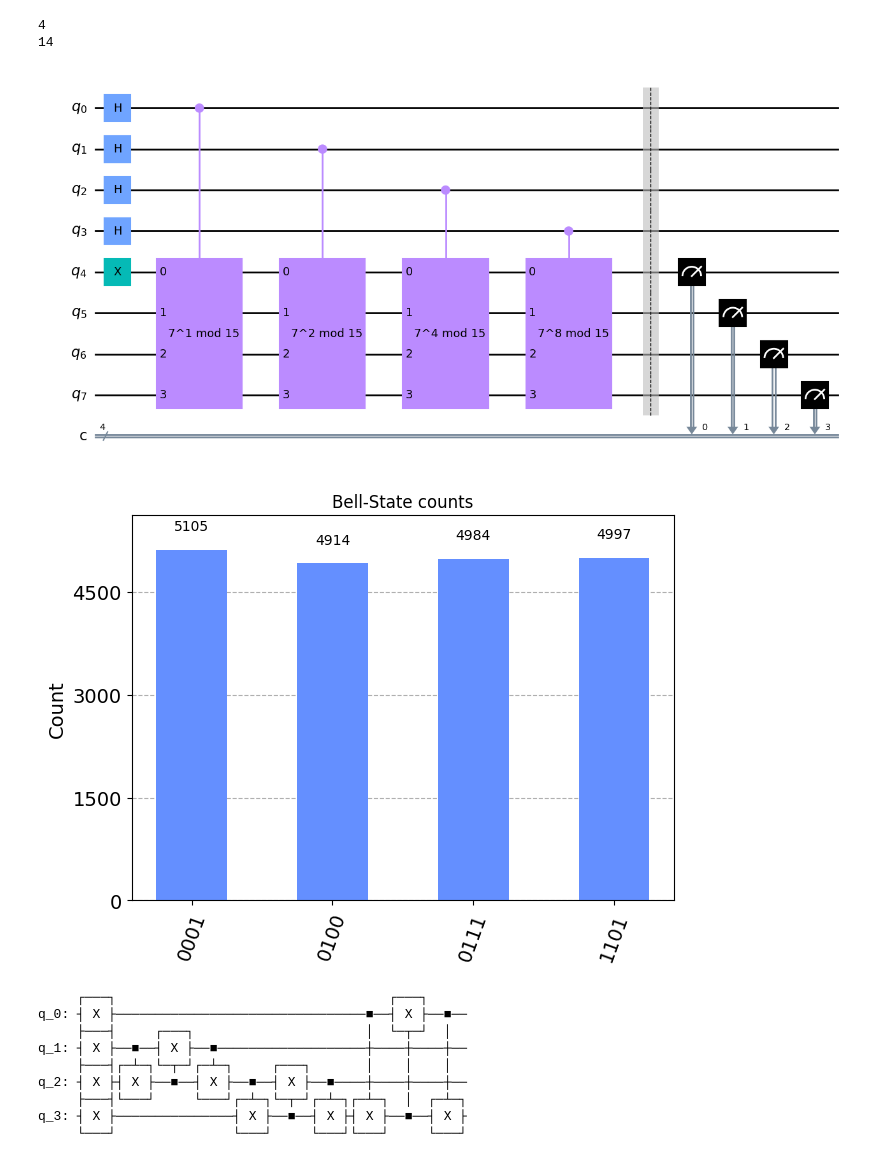
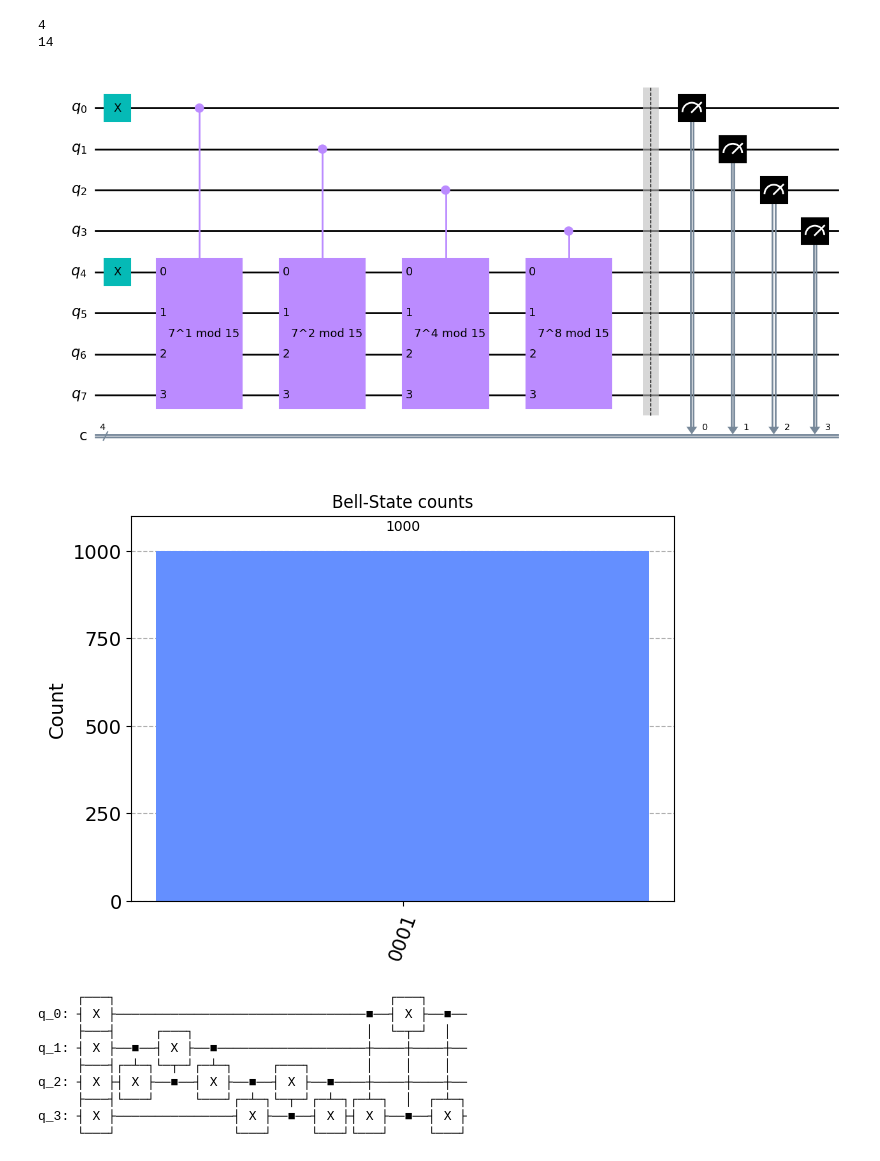
Before and after one commit to P2-718na/qft-speech, a Jupyter notebook: code/modular-exponentiation.ipynb, the cells around one changed output. Drawn from its saved outputs; the diff is of its cells as text; code cells hidden in the pictures.

```diff
--- a/code/modular-exponentiation.ipynb
+++ b/code/modular-exponentiation.ipynb
@@ -53,7 +53,7 @@ from qiskit.tools.visualization import plot_histogram, plot_state_city
 # %%
 circ = QuantumCircuit(8, 4)
 
-circ.h(range(4))
+circ.x(range(1))
 
 
 gate1 = c_7mod15_gate(1)
@@ -73,19 +73,19 @@ circ.append(gate8, [3, 4, 5, 6, 7])
 
 circ.barrier(range(8))
 
-circ.measure(range(4, 8), range(4))
+circ.measure(range(4), range(4))
 circ.draw("mpl")
 # %% [output]
-[figure, old version]
+[figure, new version]
 # %%
 simulator = Aer.get_backend('aer_simulator')
 transpiled_circ = transpile(circ, simulator)
-result = simulator.run(transpiled_circ, shots=20000).result()
+result = simulator.run(transpiled_circ, shots=1000).result()
 counts = result.get_counts(transpiled_circ)
 plot_histogram(counts, title='Bell-State counts')
 # ignore number on right i dont know how to do this without measure_all
 # %% [output]
-[figure, old version]
+[figure, new version]
 # %%
 # ok, This appears to work
 # %%
```
Also changed, not shown: 1 other file.
